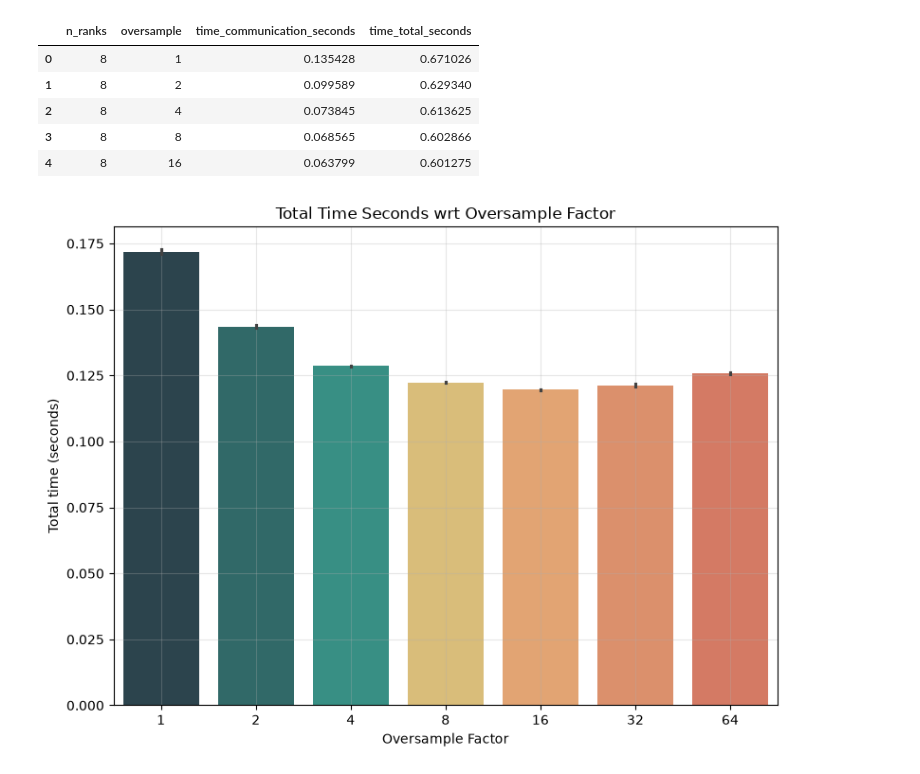
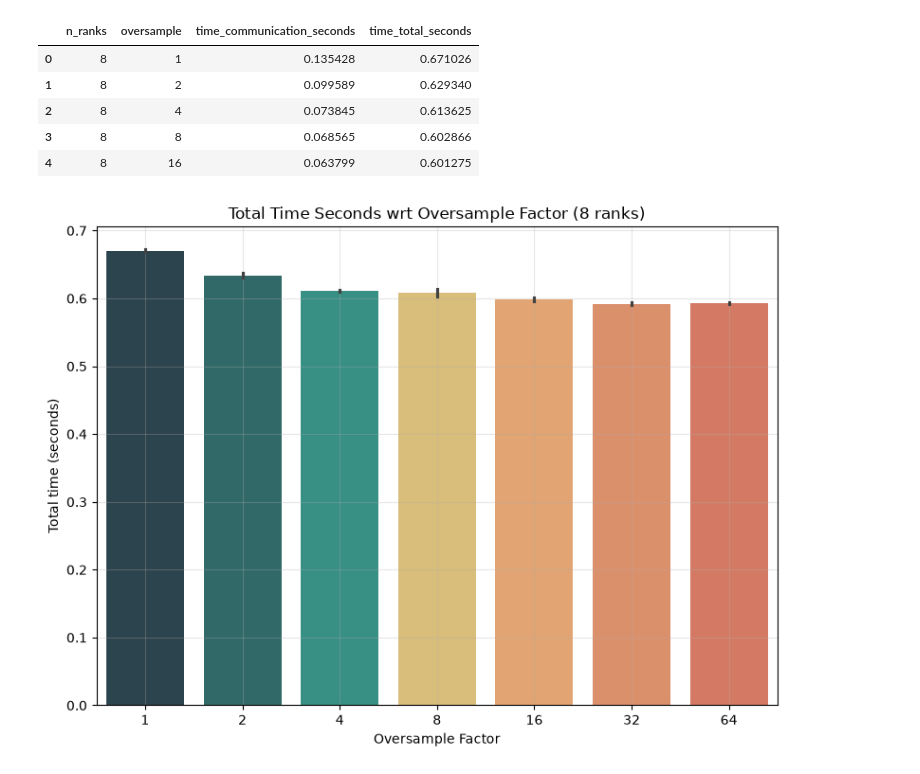
Before and after one commit to frekkoz3/Parallel-Sample-Sort, a Jupyter notebook: Script/oversample_tuning.ipynb, the cells around one changed output. Cells and saved outputs as stored; diff of their text form; code cells hidden in the pictures.

```diff
--- a/Script/oversample_tuning.ipynb
+++ b/Script/oversample_tuning.ipynb
@@ -21,7 +21,7 @@ import pandas as pd
 from matplotlib import pyplot as plt
 import seaborn as sns
 # %%
-results = pd.read_csv("../Parallel/results/oversample_tuning.csv")
+results = pd.read_csv("../parallel/results/oversample_tuning.csv")
 results = results[
     ["n_ranks", "oversample", "time_communication_seconds", "time_total_seconds"]
 ]
@@ -34,38 +34,38 @@ results.head()
 | 3 | 8 | 8 | 0.068565 | 0.602866 |
 | 4 | 8 | 16 | 0.063799 | 0.601275 |
 # %%
-plot_data = results[ results["n_ranks"] == 64]
+plot_data = results[ results["n_ranks"] == 8]
 
 custom_palette = {
     1: "#264653",
     2: "#287271",
     4: "#2a9d8f",
     8: "#e9c46a",
     16: "#f4a261",
     32: "#ee8959",
     64: "#e76f51",
 }
 
 
 plt.figure(figsize=(8, 6))
 
 sns.barplot(
     data=plot_data,
     x="oversample",
     y="time_total_seconds",
     hue="oversample",
     palette=custom_palette,
     legend=False
 )
 
 plt.xlabel("Oversample Factor")
 plt.ylabel("Total time (seconds)")
-plt.title(f"Total Time Seconds wrt Oversample Factor")
+plt.title(f"Total Time Seconds wrt Oversample Factor (8 ranks)")
 plt.grid(True, alpha=0.3)
 plt.tight_layout()
 plt.show()
 # %% [output]
-[figure, old version]
+[figure, new version]
 # %%
 custom_palette = {
     1: "#264653",
```
Also changed, not shown: parts of 1 cell of this notebook, 22 other files.
